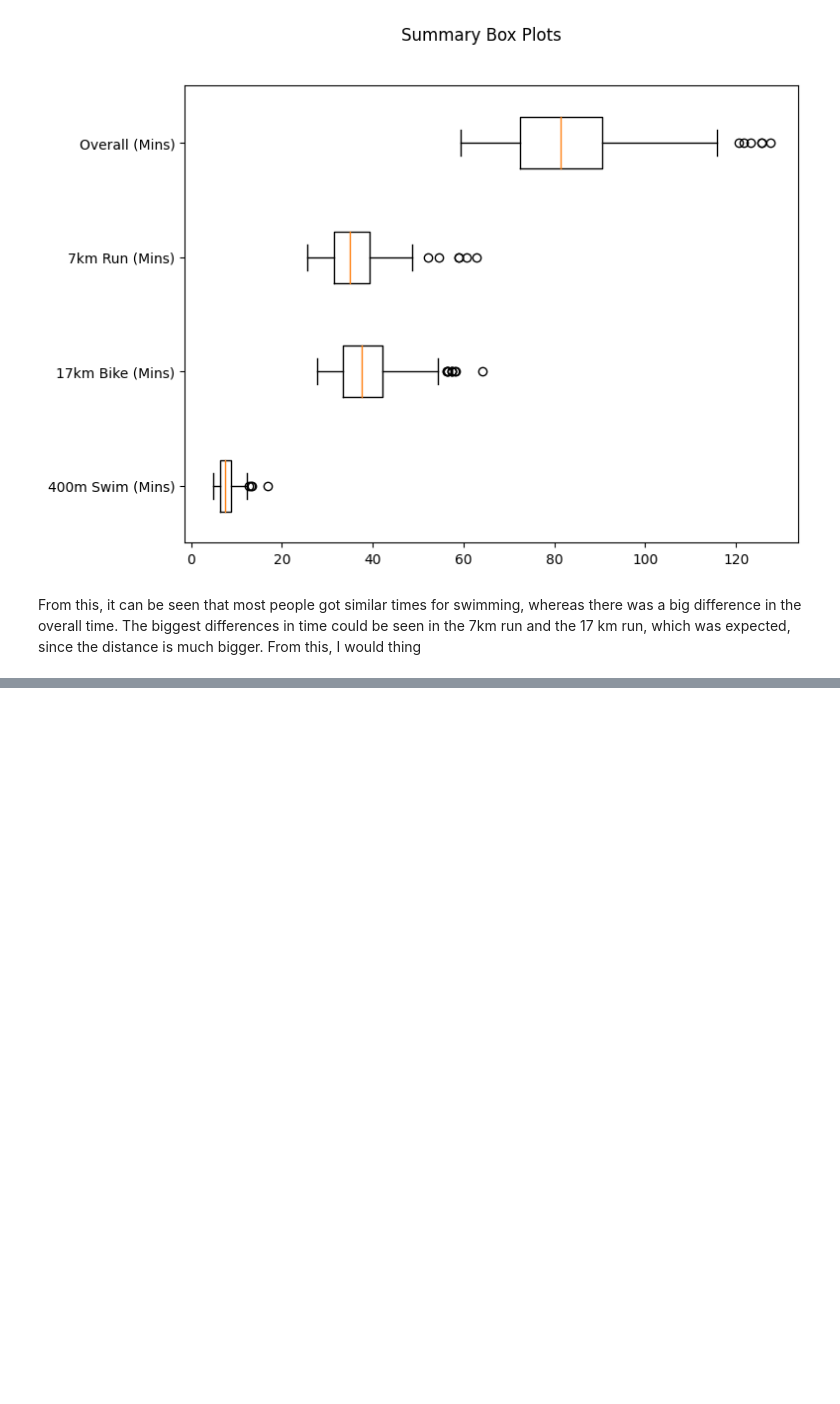
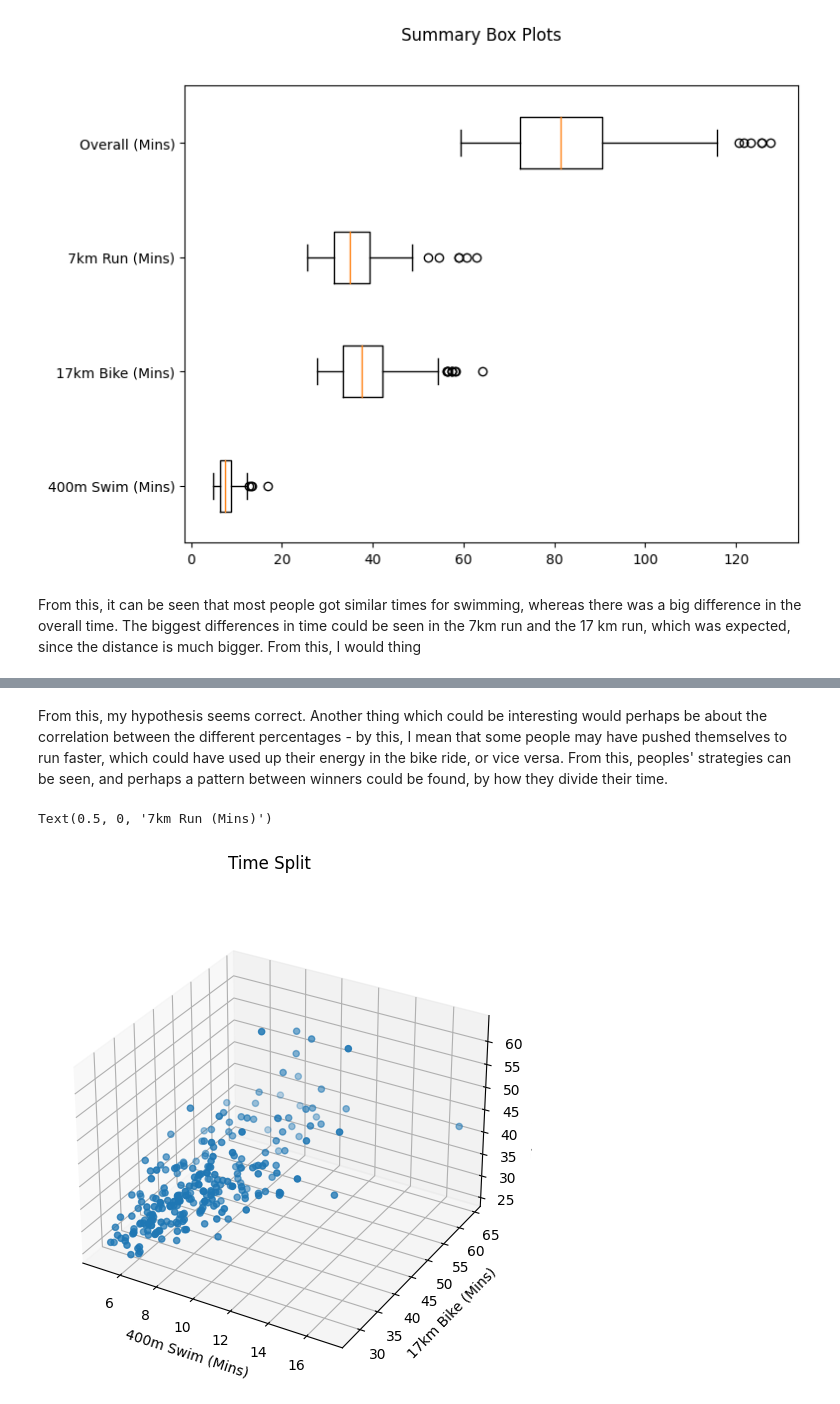
Before and after one commit to TheKonamiKoder/Triathalon, a Jupyter notebook: triathalon.ipynb, the cells around one changed output, grey strips where cells are left out. Cells and saved outputs as stored; diff of their text form; code cells hidden in the pictures; blank space fills up the shorter version.

```diff
--- a/triathalon.ipynb
+++ b/triathalon.ipynb
@@ -50,0 +65,18 @@ From this, it can be seen that most people got similar times for swimming, where
+# %% [markdown]
+From this, my hypothesis seems correct. Another thing which could be interesting would perhaps be about the correlation between the different percentages - by this, I mean that some people may have pushed themselves to run faster, which could have used up their energy in the bike ride, or vice versa. From this, peoples' strategies can be seen, and perhaps a pattern between winners could be found, by how they divide their time.
+# %%
+swim_percentage = df['400m Swim (Mins)'] / df['Overall (Mins)']
+bike_percentage = df['17km Bike (Mins)'] / df['Overall (Mins)']
+run_percentage = df['7km Run (Mins)'] / df['Overall (Mins)']
+
+time_split_fig = plt.figure(figsize=(8, 6))
+time_split_fig.suptitle("Time Split")
+
+percentage_ax = time_split_fig.add_subplot(111, projection='3d')
+percentage_ax.scatter(df['400m Swim (Mins)'], df['17km Bike (Mins)'], df['7km Run (Mins)'])
+percentage_ax.set_xlabel("400m Swim (Mins)")
+percentage_ax.set_ylabel("17km Bike (Mins)")
+percentage_ax.set_zlabel("7km Run (Mins)")
+# %% [output]
+Text(0.5, 0, '7km Run (Mins)')
+[figure, added]
```
Also changed, not shown: parts of 10 cells of this notebook, 1 other file.
